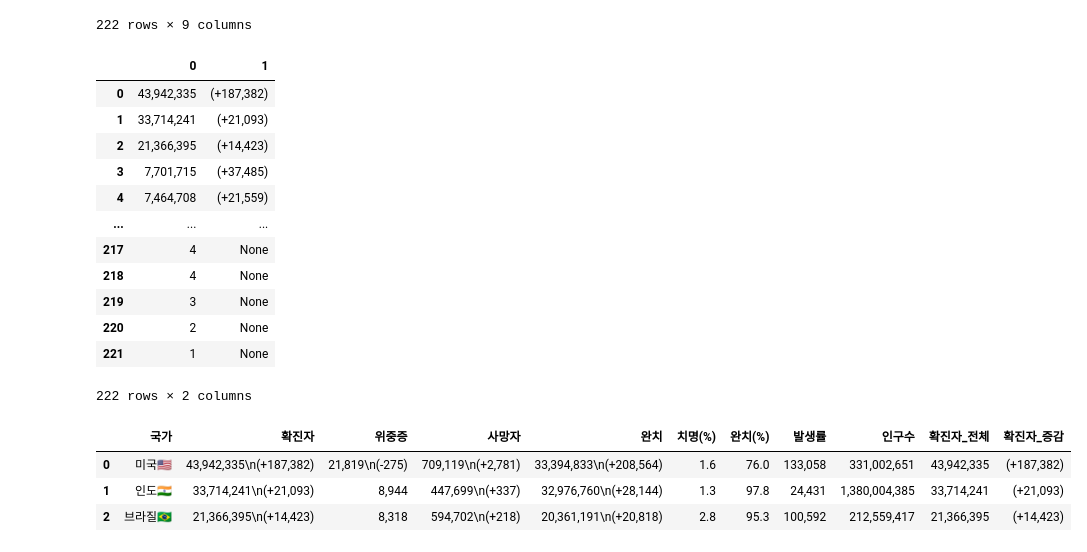
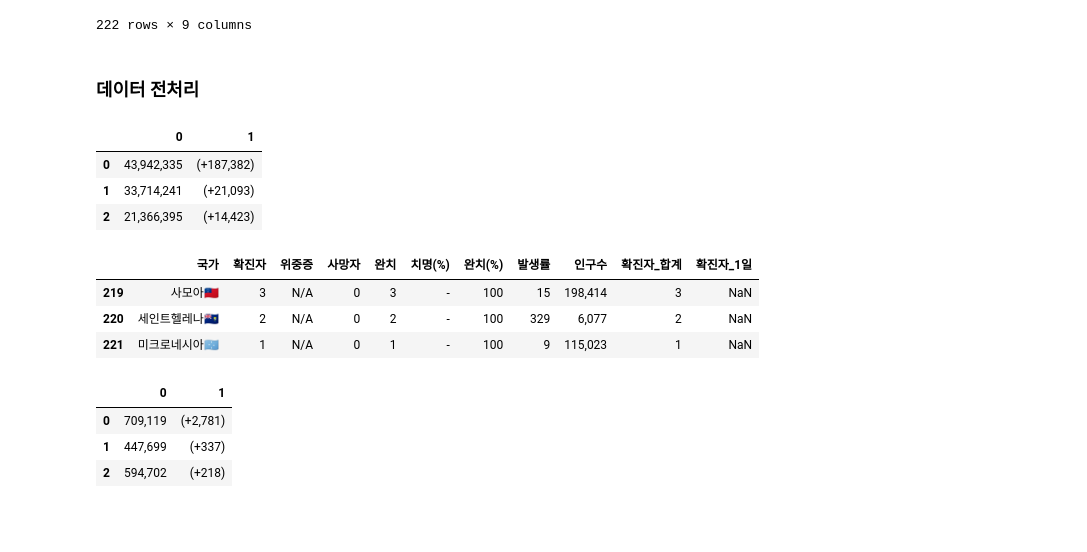
Before and after one commit to city1616/LikeLion_AI_SCHOOL_13th, a Jupyter notebook: 02. 웹과 Github 기본/06_python_library/06_corona_analysis/01_corona_analysis.ipynb, the cells around one changed output. Saved outputs shown, nothing was run; the diff lists cells and outputs as text; code cells hidden in the pictures; blank space fills up the shorter version.

Commit message:
corona data 분석 추가

```diff
--- a/02. 웹과 Github 기본/06_python_library/06_corona_analysis/01_corona_analysis.ipynb
+++ b/02. 웹과 Github 기본/06_python_library/06_corona_analysis/01_corona_analysis.ipynb
@@ -194,27 +194,30 @@ corona_df
 | 220 | 세인트헬레나🇸🇭 | 2 | N/A | 0 | 2 | - | 100 | 329 | 6,077 |
 | 221 | 미크로네시아🇫🇲 | 1 | N/A | 0 | 1 | - | 100 | 9 | 115,023 |
 222 rows × 9 columns
+# %% [markdown]
+### 데이터 전처리
 # %%
-corona_df["확진자"].str.split("\n", expand = True)
+corona_df["확진자"].str.split("\n", expand = True).head(3)
 # %% [output]
 |  | 0 | 1 |
 | 0 | 43,942,335 | (+187,382) |
 | 1 | 33,714,241 | (+21,093) |
 | 2 | 21,366,395 | (+14,423) |
-| 3 | 7,701,715 | (+37,485) |
-| 4 | 7,464,708 | (+21,559) |
-| ... | ... | ... |
-| 217 | 4 | None |
-| 218 | 4 | None |
-| 219 | 3 | None |
-| 220 | 2 | None |
-| 221 | 1 | None |
-222 rows × 2 columns
+# %%
+# 확진자 합계, 확진자 1일 컬럼 추가
+# corona_df[["확진자_합계", "확진자_1일"]] = corona_df["확진자"].str.split("\n", expand = True)
+corona_df["확진자_합계"] = corona_df["확진자"].str.split("\n").str[0]
+corona_df["확진자_1일"] = corona_df["확진자"].str.split("\n").str[1]
+corona_df.tail(3)
+# %% [output]
+|  | 국가 | 확진자 | 위중증 | 사망자 | 완치 | 치명(%) | 완치(%) | 발생률 | 인구수 | 확진자_합계 | 확진자_1일 |
+| 219 | 사모아🇼🇸 | 3 | N/A | 0 | 3 | - | 100 | 15 | 198,414 | 3 | NaN |
+| 220 | 세인트헬레나🇸🇭 | 2 | N/A | 0 | 2 | - | 100 | 329 | 6,077 | 2 | NaN |
+| 221 | 미크로네시아🇫🇲 | 1 | N/A | 0 | 1 | - | 100 | 9 | 115,023 | 1 | NaN |
 # %%
-corona_df[["확진자_전체", "확진자_증감"]] = corona_df["확진자"].str.split("\n", expand = True)
-corona_df.head(3)
+corona_df["사망자"].str.split("\n", expand = True).head(3)
 # %% [output]
-|  | 국가 | 확진자 | 위중증 | 사망자 | 완치 | 치명(%) | 완치(%) | 발생률 | 인구수 | 확진자_전체 | 확진자_증감 |
-| 0 | 미국🇺🇸 | 43,942,335\n(+187,382) | 21,819\n(-275) | 709,119\n(+2,781) | 33,394,833\n(+208,564) | 1.6 | 76.0 | 133,058 | 331,002,651 | 43,942,335 | (+187,382) |
-| 1 | 인도🇮🇳 | 33,714,241\n(+21,093) | 8,944 | 447,699\n(+337) | 32,976,760\n(+28,144) | 1.3 | 97.8 | 24,431 | 1,380,004,385 | 33,714,241 | (+21,093) |
-| 2 | 브라질🇧🇷 | 21,366,395\n(+14,423) | 8,318 | 594,702\n(+218) | 20,361,191\n(+20,818) | 2.8 | 95.3 | 100,592 | 212,559,417 | 21,366,395 | (+14,423) |
+|  | 0 | 1 |
+| 0 | 709,119 | (+2,781) |
+| 1 | 447,699 | (+337) |
+| 2 | 594,702 | (+218) |
```
Also changed, not shown: parts of 8 cells of this notebook.
